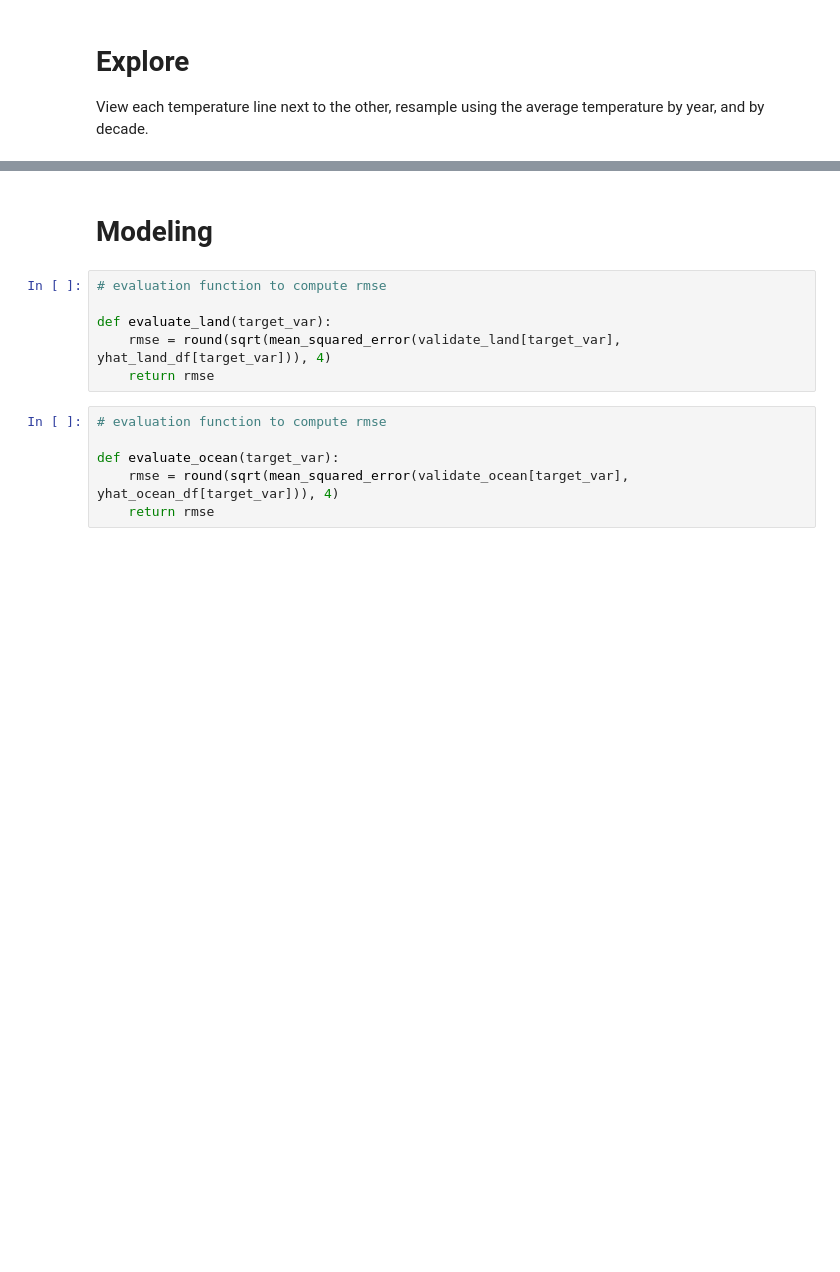
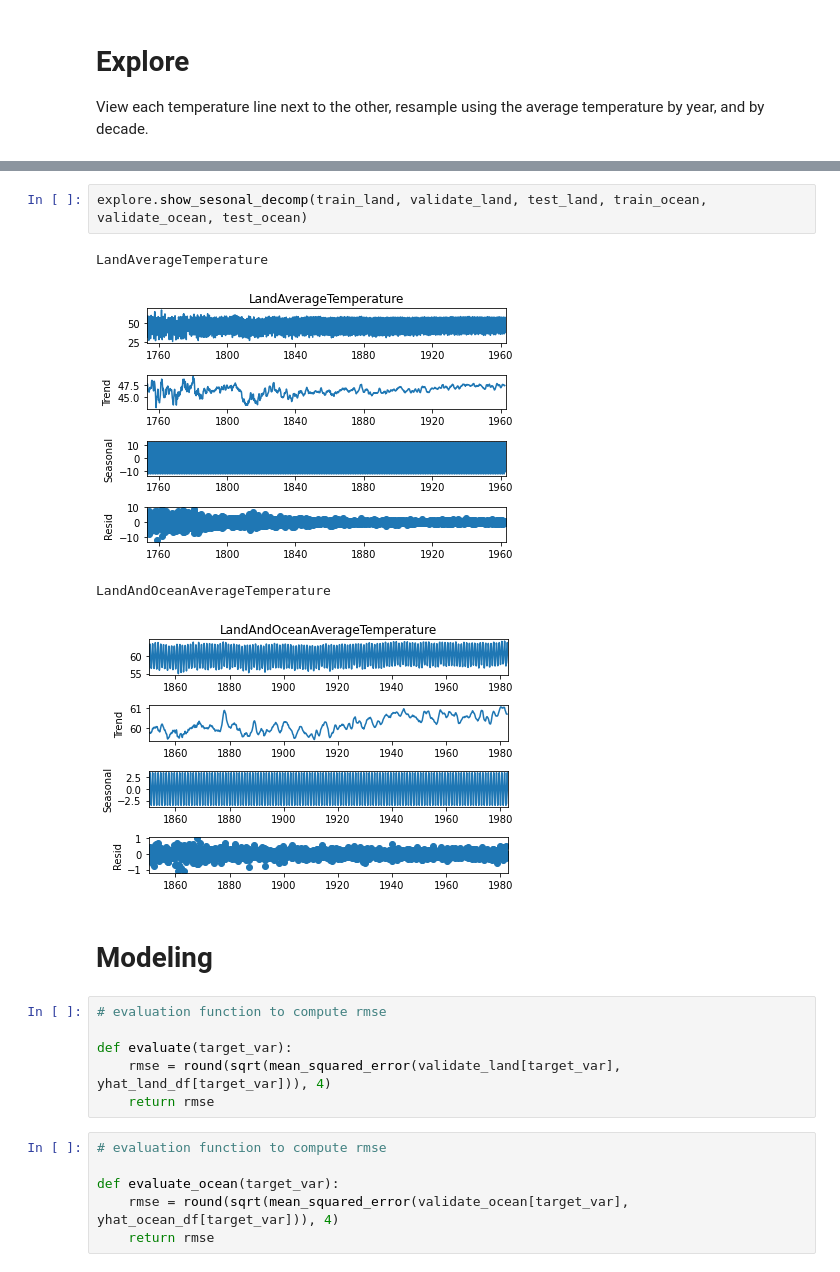
Before and after one commit to Johndsalas/earths_temperature_time_series, a Jupyter notebook: main_notebook.ipynb, the cells around one changed output, grey strips where cells are left out. Cells and saved outputs as stored; diff of their text form; blank space fills up the shorter version.

```diff
--- a/main_notebook.ipynb
+++ b/main_notebook.ipynb
@@ -112,9 +92,16 @@ Observation 3: Land only temperature shows significant variance untill after 184
+# %%
+explore.show_sesonal_decomp(train_land, validate_land, test_land, train_ocean, validate_ocean, test_ocean)
+# %% [output]
+LandAverageTemperature
+[figure, added]
+LandAndOceanAverageTemperature
+[figure, added]
 # %% [markdown]
 # Modeling
 # %%
 # evaluation function to compute rmse
 
-def evaluate_land(target_var):
+def evaluate(target_var):
     rmse = round(sqrt(mean_squared_error(validate_land[target_var], yhat_land_df[target_var])), 4)
     return rmse
 # %%
```
Also changed, not shown: parts of 15 cells of this notebook, 3 other files.
